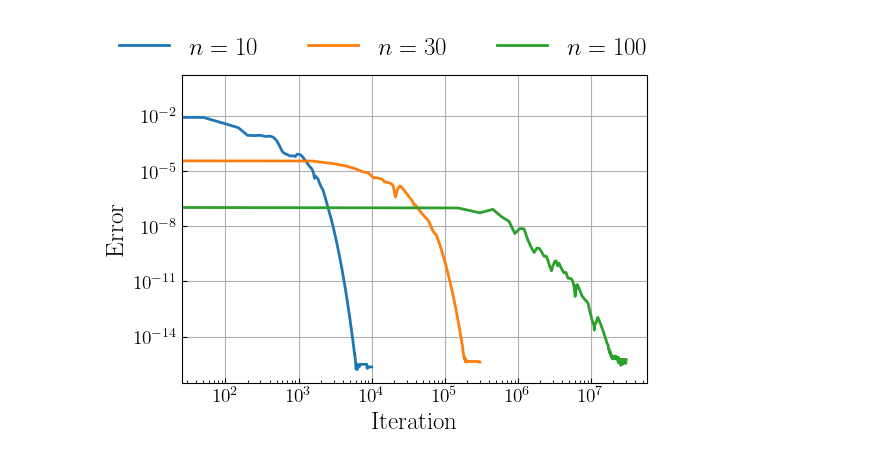
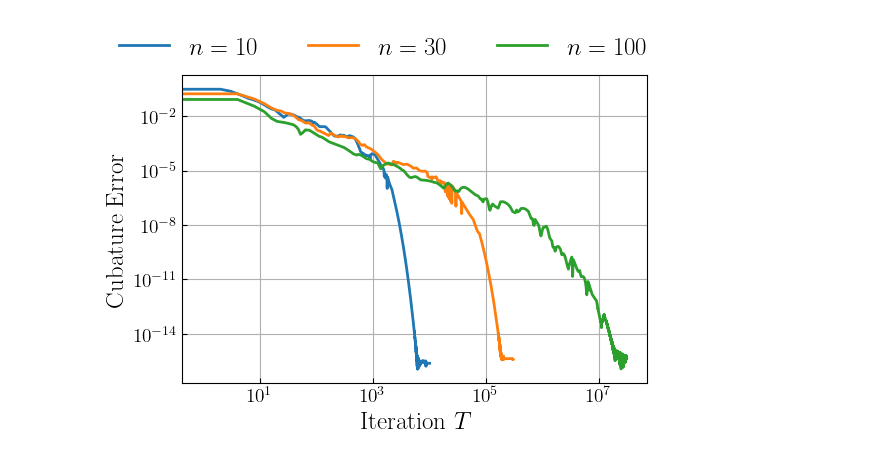
Before and after one commit to hudsonchen/MMDF_cubature, a Jupyter notebook: plotting_notebooks/mmd_flow_exact.ipynb, the cells around one changed output. Saved outputs shown, nothing was run; the diff lists cells and outputs as text; code cells hidden in the pictures.

```diff
--- a/plotting_notebooks/mmd_flow_exact.ipynb
+++ b/plotting_notebooks/mmd_flow_exact.ipynb
@@ -43,7 +45,7 @@ dim = 2
 distribution = Distribution(kernel=kernel, means=means, covariances=covariances, integrand_name='neg_exp', weights=weights)
 # %%
 import numpy as np
-import numpy.linalg as la
+import jax.numpy.linalg as la
 
 def closed_form_expression(x, mu, Sigma, ell):
     """
@@ -62,7 +64,7 @@ def closed_form_expression(x, mu, Sigma, ell):
     """
     d = len(x)
     invSigma = la.inv(Sigma)
-    A = invSigma + (1.0/(ell**2)) * np.eye(d)
+    A = invSigma + (1.0/(ell**2)) * jnp.eye(d)
     invA = la.inv(A)
 
     # We can compute that piece exactly as user wrote:
@@ -71,7 +73,7 @@ def closed_form_expression(x, mu, Sigma, ell):
     det_part = la.det((1.0/(ell**2))*Sigma + np.eye(d))**(-0.5)
 
     # exponent part 1: exp(-1/2 mu^T Sigma^{-1} mu)
-    exp1 = np.exp(-0.5 * (mu.T @ invSigma @ mu))
+    exp1 = jnp.exp(-0.5 * (mu.T @ invSigma @ mu))
 
     # exponent part 2:
     #    - ell^{-2} ||x||^2
@@ -84,7 +86,7 @@ def closed_form_expression(x, mu, Sigma, ell):
         - 0.5 * (1.0/(ell**2)) * (x.T @ x)
         + 0.5 * (b_vec.T @ invA @ b_vec)
     )
-    exp2 = np.exp(exponent2)
+    exp2 = jnp.exp(exponent2)
 
     # the bracketed vector term:
     #    [ -2 ell^{-2} x
@@ -167,10 +190,16 @@ for e, particle_num in tqdm(enumerate(particle_num_list)):
 
     for seed in seed_numbers:
         dir_path = f"/home/zongchen/mmd_flow_cubature/results/mmd_flow/mog_dataset/Gaussian_kernel/"
-        dir_path += f"__step_size_{step_size_list[e]}__bandwidth_1.0__step_num_{step_num_list[e]}__particle_num_{particle_num}__inject_noise_scale_0.0__seed_{seed}/"
-        trajectory = np.load(dir_path + f'Ys.npy')
+        dir_path += f"__step_size_{step_size_list[e]}__bandwidth_1.0__step_num_{step_num_list[e]}__particle_num_{particle_num}__inject_noise_scale_0.0__seed_{seed}__complete/"
+        trajectory = jnp.load(dir_path + f'Ys.npy')
+        if particle_num == 100:
+            rate = 100
+            shape = 1000 + ((trajectory.shape[0]-1000) // rate)
+        else:
+            rate = 1
+            shape = trajectory.shape[0]
         if seed == 0:
-            diff_dict[particle_num] = np.zeros((len(seed_numbers), trajectory.shape[0]))
+            diff_dict[particle_num] = np.zeros((len(seed_numbers), shape))
             diff_dict[particle_num][seed, :] = exact_integral(distribution, rate, trajectory)
         else:
             diff_dict[particle_num][seed, :] = exact_integral(distribution, rate, trajectory)
@@ -177,16 +258,23 @@ for e, particle_num in tqdm(enumerate(particle_num_list)):
 # %%
 frames = 200
 import matplotlib.pyplot as plt
 plt, axs = plt.subplots(1, 1, figsize=(6, 4))
 for e, particle_num in enumerate(particle_num_list):
     mean_diff = np.median(diff_dict[particle_num], axis=0)
-    axs.plot(np.arange(0, step_num_list[e], step_num_list[e]//200), mean_diff, label=fr'$n={particle_num}$')
+    if particle_num == 10:
+        axs.plot(np.arange(0, 10000), mean_diff, label=fr'$n={particle_num}$')
+    elif particle_num == 30:
+        axs.plot(np.arange(0, 300000, 4), mean_diff, label=fr'$n={particle_num}$')
+    elif particle_num == 100:
+        rate = 100
+        index = np.concatenate([np.arange(0, 4000, 4), np.arange(4000, 30000000, 4 * rate)])
+        axs.plot(index, mean_diff, label=fr'$n={particle_num}$')
 axs.set_yscale('log')
 axs.set_xscale('log')
 axs.set_xlabel(r'Iteration $T$')
 axs.set_ylabel('Cubature Error')
 axs.legend(bbox_to_anchor=(1.05, 1.2), loc='upper right', ncol=3)
-plt.savefig('figures/exactness.pdf')
+plt.savefig('figures/exactness.pdf', bbox_inches='tight')
 plt.show()
 # %% [output]
-[figure, old version]
+[figure, new version]
```
Also changed, not shown: parts of 5 cells of this notebook, 6 other files.
